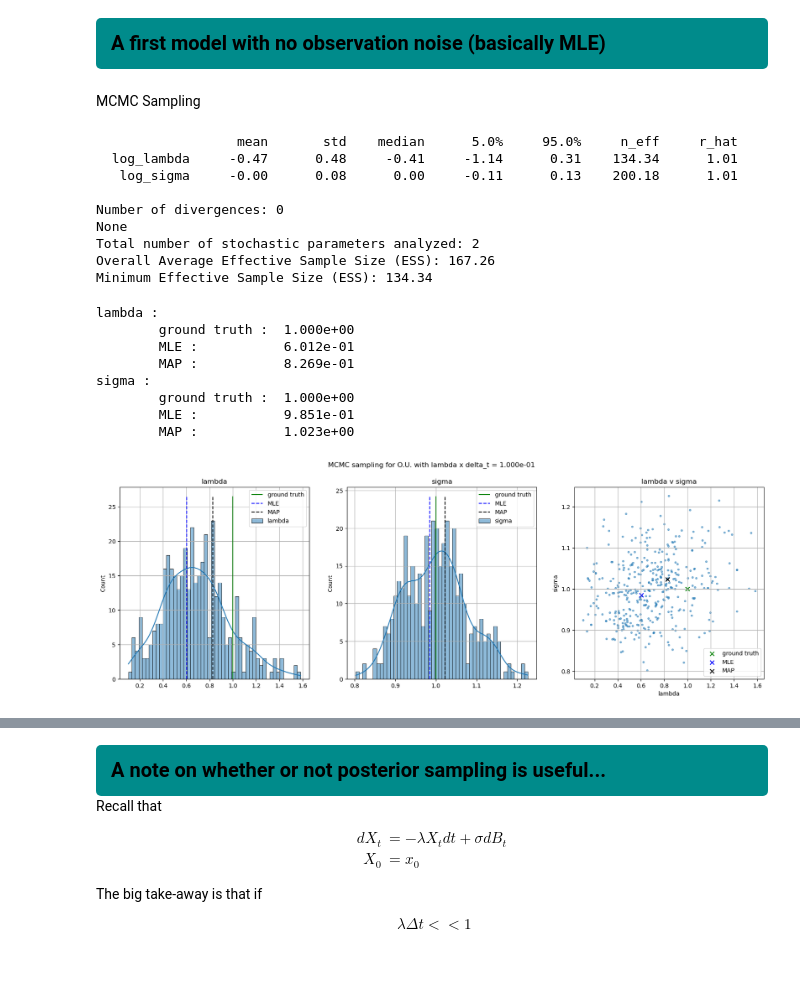
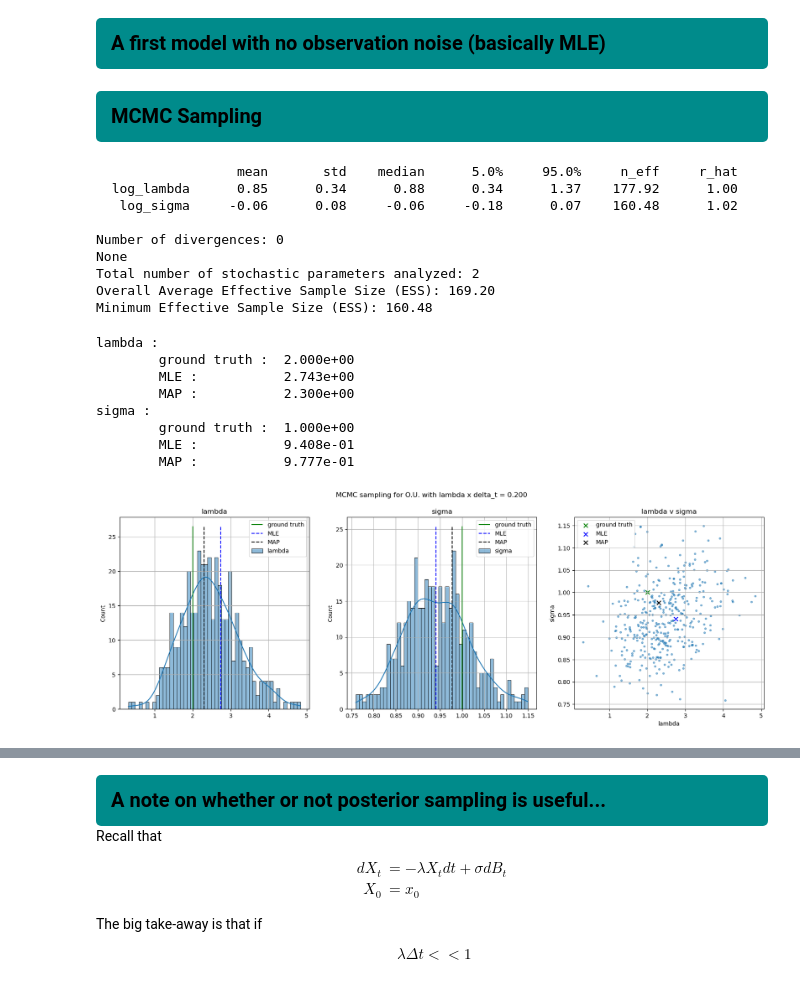
Before and after one commit to BenjaminDeporte/Stochastic_modeling, a Jupyter notebook: TOY_Pyro_Learning_OU.ipynb, the cells around one changed output, grey strips where cells are left out. Saved outputs shown, nothing was run; the diff lists cells and outputs as text; code cells hidden in the pictures.

Commit message:
Finished O.U. toy - MCMC posterior, reconstruction, forecast

```diff
--- a/TOY_Pyro_Learning_OU.ipynb
+++ b/TOY_Pyro_Learning_OU.ipynb
@@ -63,7 +63,7 @@ X_0 &= x_0
 # %% [markdown]
 ### Ground Truth Parameters
 # %%
-lambda_gt = 1.0  # Rate of mean reversion
+lambda_gt = 2.0  # Rate of mean reversion
 sigma_gt = 1.0  # Volatility parameter
 
 N_POINTS = 100 # number of points in each y_start = 0.0  # initial condition
@@ -80,6 +80,6 @@ ldt = dt * lambda_gt
 
 print(f"Delta t = {dt:.3e}")
 print(f"Time constant (1/lambda) = {1/ lambda_gt:.3e}")
-print(f"lambda . Delta_t = {ldt}")
+print(f"lambda . Delta_t = {ldt:.3f}")
 # %% [output]
 Delta t = 1.000e-01
@@ -281,7 +282,9 @@ A first model with no observation noise (basically MLE)
 
 from pyro_models import pyro_model
 # %% [markdown]
+<div style="background-color: #008B8B; padding: 15px; border-radius: 5px; font-size: 20px; color: black; font-weight: bold;">
 MCMC Sampling
+</div>
 # %%
 # reset the Store parameters
 pyro.clear_param_store()
@@ -296,12 +299,13 @@ nuts_kernel = NUTS(
 # does NOT use the model. This is merely the executor of the MCMCKernel
 N_MCMC_SAMPLES = 100
 N_BURNIN = 200
+N_CHAINS = 4
 
 MCMC_runner = MCMC(
     kernel=nuts_kernel,
     num_samples=N_MCMC_SAMPLES,
     warmup_steps=N_BURNIN,
-    num_chains=4,
+    num_chains=N_CHAINS,
     initial_params=None
 )
 
@@ -343,14 +347,14 @@ print(MCMC_runner.summary())
 display_diag_MCMC(diags)
 # %% [output]
                   mean       std    median      5.0%     95.0%     n_eff     r_hat
-  log_lambda     -0.47      0.48     -0.41     -1.14      0.31    134.34      1.01
-   log_sigma     -0.00      0.08      0.00     -0.11      0.13    200.18      1.01
+  log_lambda      0.85      0.34      0.88      0.34      1.37    177.92      1.00
+   log_sigma     -0.06      0.08     -0.06     -0.18      0.07    160.48      1.02
 
 Number of divergences: 0
 None
 Total number of stochastic parameters analyzed: 2
-Overall Average Effective Sample Size (ESS): 167.26
-Minimum Effective Sample Size (ESS): 134.34
+Overall Average Effective Sample Size (ESS): 169.20
+Minimum Effective Sample Size (ESS): 160.48
 # %%
 # get samples and analyse
 posterior_samples = MCMC_runner.get_samples()
@@ -381,37 +385,37 @@ ax[0].vlines(lambda_ml, ymin=0, ymax=ymax, color='blue', linestyles='--', label=
 ax[0].vlines(lambda_map, ymin=0, ymax=ymax, color='black', linestyles='--', label='MAP')
 ax[0].set_title(f'lambda')
 ax[0].legend()
 ax[0].grid()
 
 sns.histplot(sigma_samples.cpu().numpy(), bins=50, kde=True, label=f'sigma', ax=ax[1])
 ymax=ax[1].get_ylim()[1]*1.1
 ax[1].vlines(sigma_gt, ymin=0, ymax=ymax, color='green', label='ground truth')
 ax[1].vlines(sigma_ml, ymin=0, ymax=ymax, color='blue', linestyles='--', label='MLE')
 ax[1].vlines(sigma_map, ymin=0, ymax=ymax, color='black', linestyles='--', label='MAP')
 ax[1].set_title(f'sigma')
 ax[1].legend()
 ax[1].grid()
 
 ax[2].scatter(lambda_samples.cpu().numpy(), sigma_samples.cpu().numpy(), marker='.', alpha=0.5)
 ax[2].scatter(lambda_gt, sigma_gt, marker='x', s=50.0, color='green', label='ground truth')
 ax[2].scatter(lambda_ml, sigma_ml, marker='x', s=50.0, color='blue', label='MLE')
 ax[2].scatter(lambda_map, sigma_map, marker='x', s=50.0, color='black', label='MAP')
 ax[2].set_title(f'lambda v sigma')
 ax[2].set_xlabel('lambda')
 ax[2].set_ylabel('sigma')
 ax[2].legend()
 ax[2].grid()
 
-fig.suptitle(f"MCMC sampling for O.U. with lambda x delta_t = {ldt:.3e}")
+fig.suptitle(f"MCMC sampling for O.U. with lambda x delta_t = {ldt:.3f}")
 
 plt.show()
 # %% [output]
 lambda :
-        ground truth :  1.000e+00
-        MLE :           6.012e-01
-        MAP :           8.269e-01
+        ground truth :  2.000e+00
+        MLE :           2.743e+00
+        MAP :           2.300e+00
 sigma :
         ground truth :  1.000e+00
-        MLE :           9.851e-01
-        MAP :           1.023e+00
+        MLE :           9.408e-01
+        MAP :           9.777e-01
-[figure, old version]
+[figure, new version]
```
Also changed, not shown: parts of 15 cells of this notebook.
